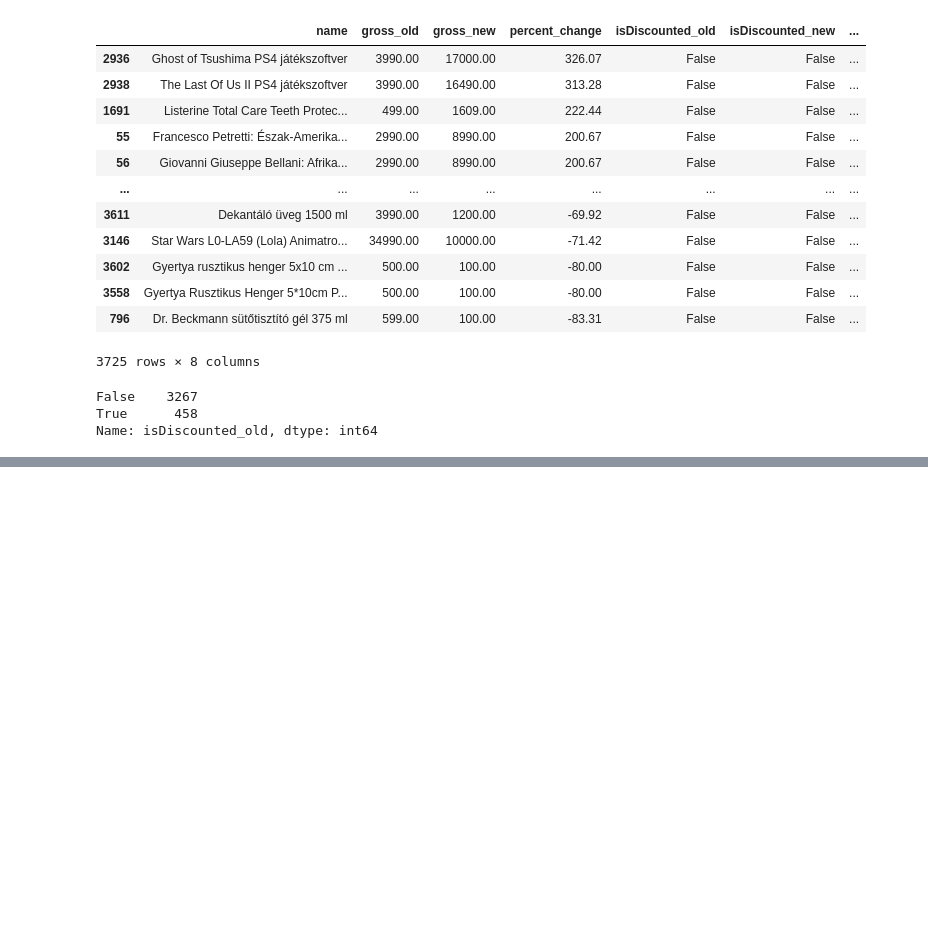
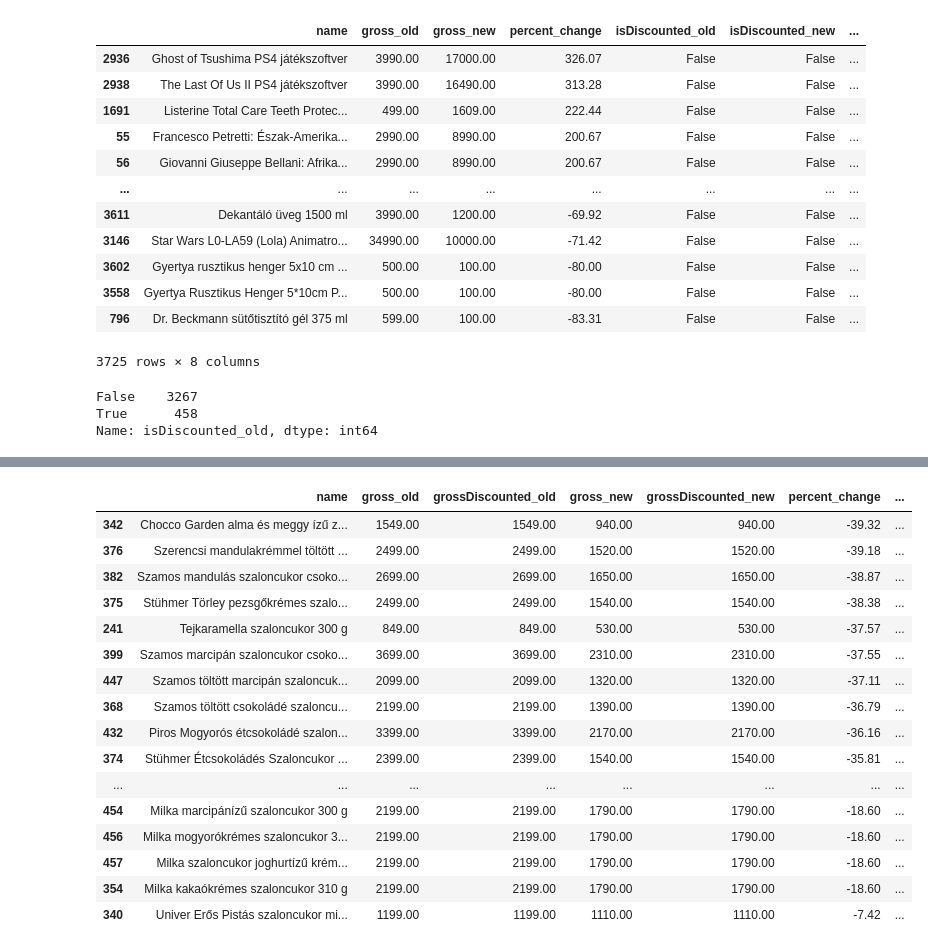
Before and after one commit to kriman/auchan_analysis, a Jupyter notebook: notebooks/price_analysis.ipynb, the cells around one changed output, grey strips where cells are left out. Saved outputs shown, nothing was run; the diff lists cells and outputs as text; code cells hidden in the pictures; blank space fills up the shorter version.

```diff
--- a/notebooks/price_analysis.ipynb
+++ b/notebooks/price_analysis.ipynb
@@ -190,0 +183,4 @@ merged.loc[merged["name"].str.contains("Durex"), ["name", "gross_old", "grossDis
+# %%
+merged_prod = merged[
+    ['name', 'gross_old', 'grossDiscounted_old', 'gross_new', 'grossDiscounted_new', 'percent_change', 'discounted_percent_change', 'categoryName']
+]
@@ -190,0 +221,20 @@ merged.loc[merged["name"].str.contains("Durex"), ["name", "gross_old", "grossDis
+# %%
+merged_prod.loc[merged["categoryName"] == "Szaloncukor"].sort_values(by="discounted_percent_change")
+# %% [output]
+|  | name | gross_old | grossDiscounted_old | gross_new | grossDiscounted_new | percent_change | ... |
+| 342 | Chocco Garden alma és meggy ízű z... | 1549.00 | 1549.00 | 940.00 | 940.00 | -39.32 | ... |
+| 376 | Szerencsi mandulakrémmel töltött ... | 2499.00 | 2499.00 | 1520.00 | 1520.00 | -39.18 | ... |
+| 382 | Szamos mandulás szaloncukor csoko... | 2699.00 | 2699.00 | 1650.00 | 1650.00 | -38.87 | ... |
+| 375 | Stühmer Törley pezsgőkrémes szalo... | 2499.00 | 2499.00 | 1540.00 | 1540.00 | -38.38 | ... |
+| 241 | Tejkaramella szaloncukor 300 g | 849.00 | 849.00 | 530.00 | 530.00 | -37.57 | ... |
+| 399 | Szamos marcipán szaloncukor csoko... | 3699.00 | 3699.00 | 2310.00 | 2310.00 | -37.55 | ... |
+| 447 | Szamos töltött marcipán szaloncuk... | 2099.00 | 2099.00 | 1320.00 | 1320.00 | -37.11 | ... |
+| 368 | Szamos töltött csokoládé szaloncu... | 2199.00 | 2199.00 | 1390.00 | 1390.00 | -36.79 | ... |
+| 432 | Piros Mogyorós étcsokoládé szalon... | 3399.00 | 3399.00 | 2170.00 | 2170.00 | -36.16 | ... |
+| 374 | Stühmer Étcsokoládés Szaloncukor ... | 2399.00 | 2399.00 | 1540.00 | 1540.00 | -35.81 | ... |
+| ... | ... | ... | ... | ... | ... | ... | ... |
+| 454 | Milka marcipánízű szaloncukor 300 g | 2199.00 | 2199.00 | 1790.00 | 1790.00 | -18.60 | ... |
+| 456 | Milka mogyorókrémes szaloncukor 3... | 2199.00 | 2199.00 | 1790.00 | 1790.00 | -18.60 | ... |
+| 457 | Milka szaloncukor joghurtízű krém... | 2199.00 | 2199.00 | 1790.00 | 1790.00 | -18.60 | ... |
+| 354 | Milka kakaókrémes szaloncukor 310 g | 2199.00 | 2199.00 | 1790.00 | 1790.00 | -18.60 | ... |
+| 340 | Univer Erős Pistás szaloncukor mi... | 1199.00 | 1199.00 | 1110.00 | 1110.00 | -7.42 | ... |
```
Also changed, not shown: parts of 16 cells of this notebook.
